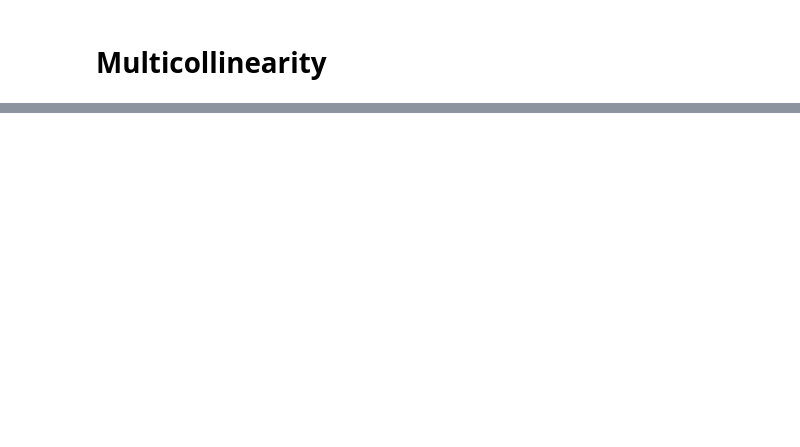
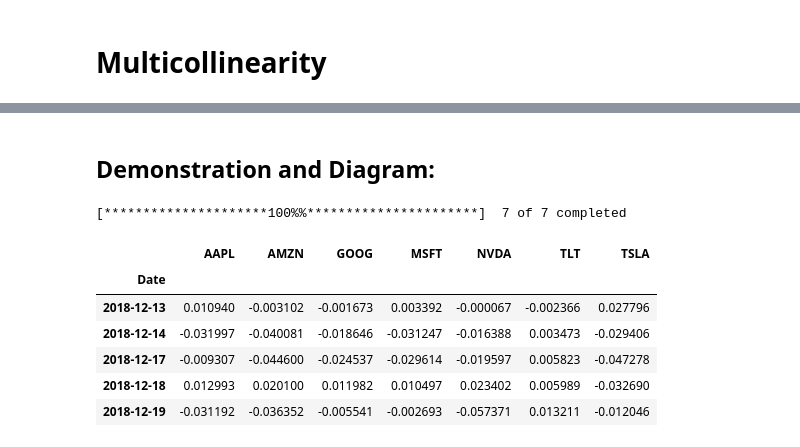
Before and after one commit to adevrent/wqu_mscfe, a Jupyter notebook: Financial Econometrics/GWP2/multicollinearity.ipynb, the cells around one changed output, grey strips where cells are left out. Drawn from its saved outputs; the diff is of its cells as text; code cells hidden in the pictures; blank space fills up the shorter version.

```diff
--- a/Financial Econometrics/GWP2/multicollinearity.ipynb
+++ b/Financial Econometrics/GWP2/multicollinearity.ipynb
@@ -202,0 +15,39 @@ plt.tight_layout()
+# %% [markdown]
+## Demonstration and Diagram:
+# %%
+# Libraries
+import datetime
+import yfinance as yf
+import pandas as pd
+import numpy as np
+import matplotlib.pyplot as plt
+import statsmodels.api as sm
+import statsmodels.formula.api as smf
+import seaborn as sns
+from statsmodels.stats.outliers_influence import variance_inflation_factor
+from sklearn import preprocessing
+from sklearn.decomposition import PCA
+
+# Download real world data where some of the exog variables are correlated
+# We will use AAPL, GOOG, MSFT, TLT, AMZN, NVDA as exogenous (predictor) variables
+# to fit a multivariate regression model to predict TSLA values as endogenous (dependent) variables
+# We will look at the data for the last 5 years
+end = datetime.datetime.now()
+timedelta = datetime.timedelta(5 * 365)  # last 5 years
+start = end - timedelta
+df_raw = yf.download(["AAPL", "GOOG", "MSFT", "TLT", "TSLA", "NVDA", "AMZN"], start, end)["Adj Close"]  # use adjusted close column
+
+# We'll use daily returns as the main dataframe for our model
+df = df_raw.pct_change()
+df = df.dropna()
+# Show first few rows of dataframe
+df.head()
+# %% [output]
+[*********************100%%**********************]  7 of 7 completed
+|  | AAPL | AMZN | GOOG | MSFT | NVDA | TLT | TSLA |
+| Date |  |  |  |  |  |  |  |
+| 2018-12-13 | 0.010940 | -0.003102 | -0.001673 | 0.003392 | -0.000067 | -0.002366 | 0.027796 |
+| 2018-12-14 | -0.031997 | -0.040081 | -0.018646 | -0.031247 | -0.016388 | 0.003473 | -0.029406 |
+| 2018-12-17 | -0.009307 | -0.044600 | -0.024537 | -0.029614 | -0.019597 | 0.005823 | -0.047278 |
+| 2018-12-18 | 0.012993 | 0.020100 | 0.011982 | 0.010497 | 0.023402 | 0.005989 | -0.032690 |
+| 2018-12-19 | -0.031192 | -0.036352 | -0.005541 | -0.002693 | -0.057371 | 0.013211 | -0.012046 |
```
Also changed, not shown: parts of 34 cells of this notebook, 1 other file.
